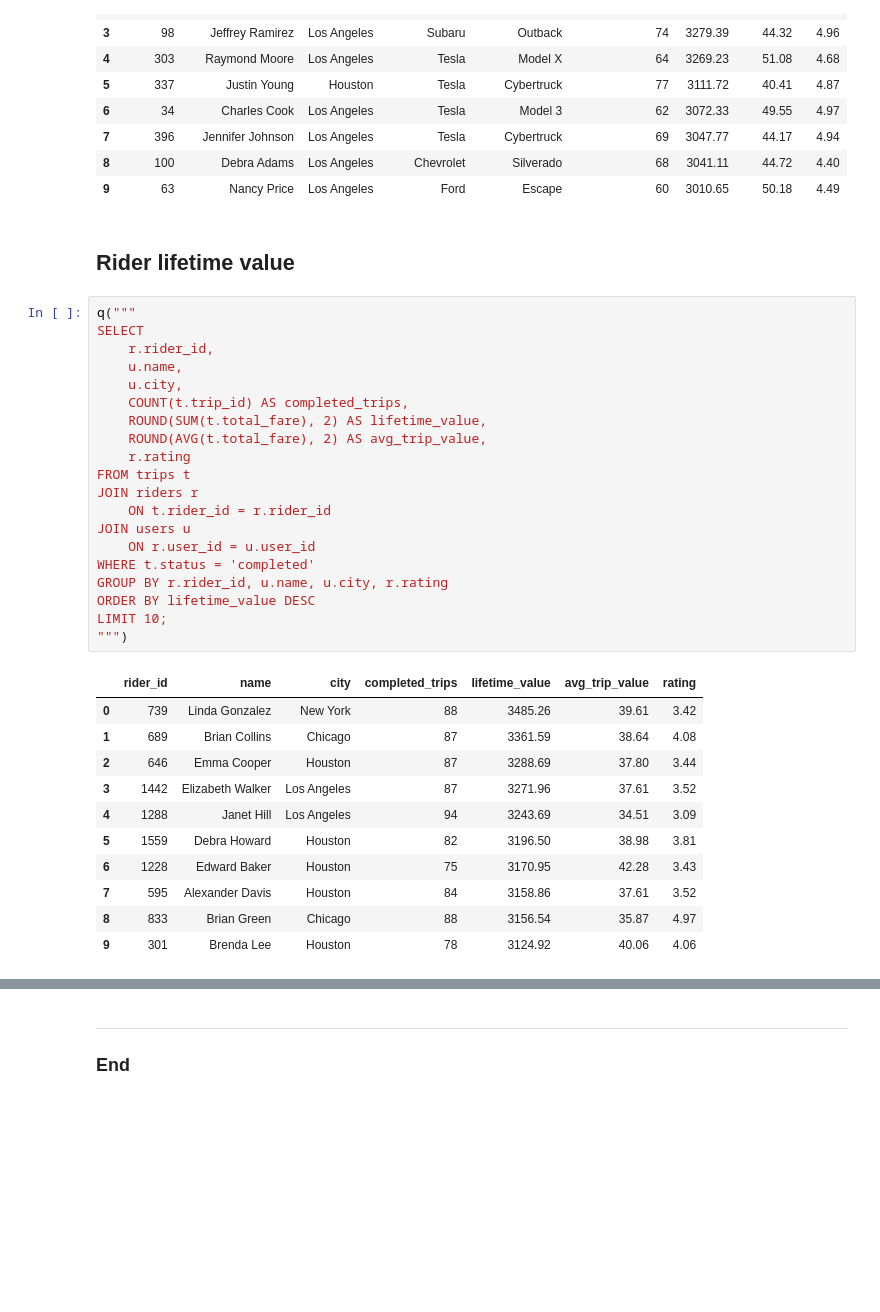
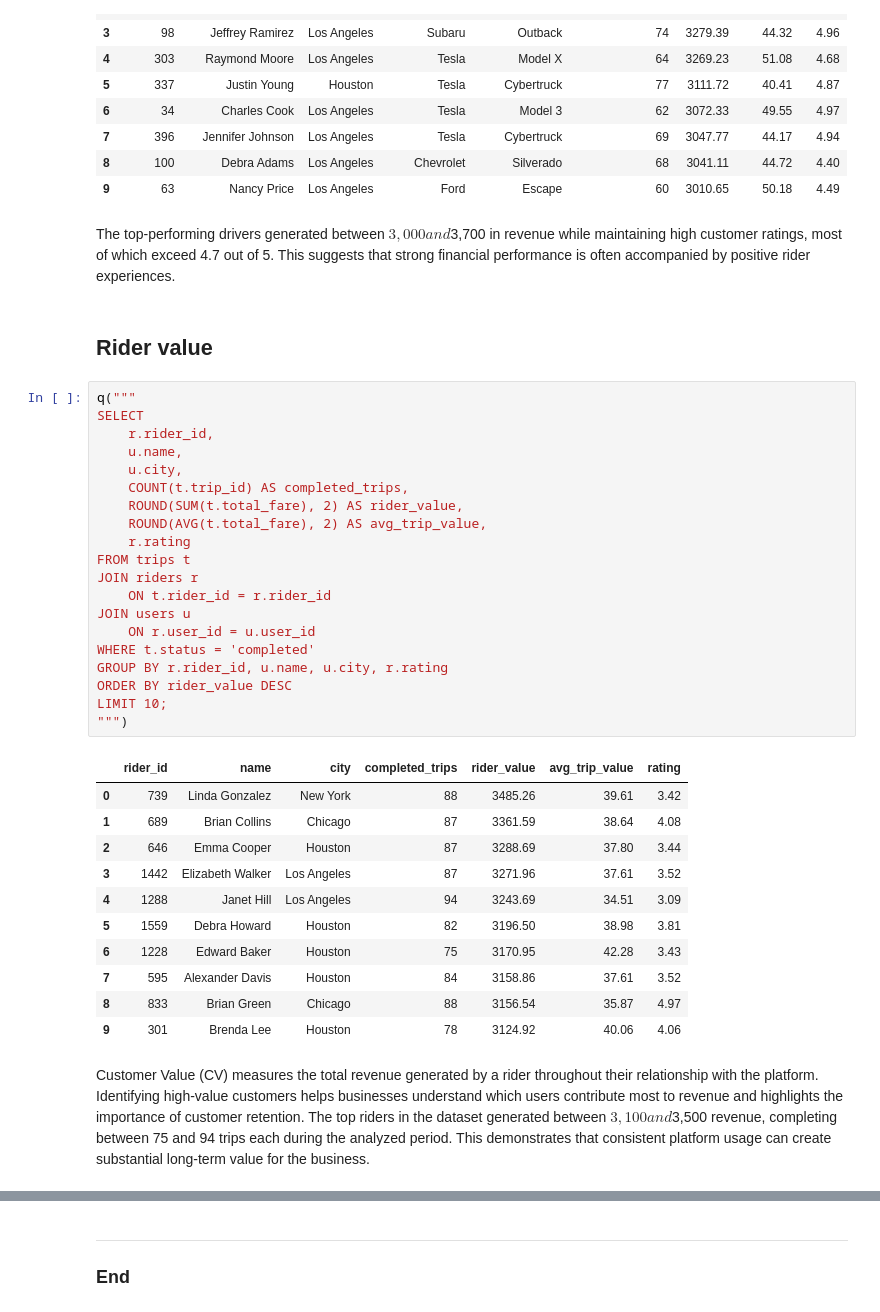
Before and after one commit to lmacakova/uber_with_sql, a Jupyter notebook: uber_with_sql.ipynb, the cells around one changed output, grey strips where cells are left out. Cells and saved outputs as stored; diff of their text form; blank space fills up the shorter version.

```diff
--- a/uber_with_sql.ipynb
+++ b/uber_with_sql.ipynb
@@ -365,30 +420,32 @@ LIMIT 10;
 | 7 | 396 | Jennifer Johnson | Los Angeles | Tesla | Cybertruck | 69 | 3047.77 | 44.17 | 4.94 |
 | 8 | 100 | Debra Adams | Los Angeles | Chevrolet | Silverado | 68 | 3041.11 | 44.72 | 4.40 |
 | 9 | 63 | Nancy Price | Los Angeles | Ford | Escape | 60 | 3010.65 | 50.18 | 4.49 |
+# %% [markdown]
+The top-performing drivers generated between $3,000 and $3,700 in revenue while maintaining high customer ratings, most of which exceed 4.7 out of 5. This suggests that strong financial performance is often accompanied by positive rider experiences.
 # %% [markdown]
-## Rider lifetime value
+## Rider value
 # %%
 q("""
 SELECT
     r.rider_id,
     u.name,
     u.city,
     COUNT(t.trip_id) AS completed_trips,
-    ROUND(SUM(t.total_fare), 2) AS lifetime_value,
+    ROUND(SUM(t.total_fare), 2) AS rider_value,
     ROUND(AVG(t.total_fare), 2) AS avg_trip_value,
     r.rating
 FROM trips t
 JOIN riders r
     ON t.rider_id = r.rider_id
 JOIN users u
     ON r.user_id = u.user_id
 WHERE t.status = 'completed'
 GROUP BY r.rider_id, u.name, u.city, r.rating
-ORDER BY lifetime_value DESC
+ORDER BY rider_value DESC
 LIMIT 10;
 """)
 # %% [output]
-|  | rider_id | name | city | completed_trips | lifetime_value | avg_trip_value | rating |
+|  | rider_id | name | city | completed_trips | rider_value | avg_trip_value | rating |
 | 0 | 739 | Linda Gonzalez | New York | 88 | 3485.26 | 39.61 | 3.42 |
 | 1 | 689 | Brian Collins | Chicago | 87 | 3361.59 | 38.64 | 4.08 |
 | 2 | 646 | Emma Cooper | Houston | 87 | 3288.69 | 37.80 | 3.44 |
@@ -399,3 +456,6 @@ LIMIT 10;
 | 7 | 595 | Alexander Davis | Houston | 84 | 3158.86 | 37.61 | 3.52 |
 | 8 | 833 | Brian Green | Chicago | 88 | 3156.54 | 35.87 | 4.97 |
 | 9 | 301 | Brenda Lee | Houston | 78 | 3124.92 | 40.06 | 4.06 |
+# %% [markdown]
+Customer Value (CV) measures the total revenue generated by a rider throughout their relationship with the platform. Identifying high-value customers helps businesses understand which users contribute most to revenue and highlights the importance of customer retention.
+The top riders in the dataset generated between $3,100 and $3,500 revenue, completing between 75 and 94 trips each during the analyzed period. This demonstrates that consistent platform usage can create substantial long-term value for the business.
```
Also changed, not shown: parts of 21 cells of this notebook, 1 other file.
